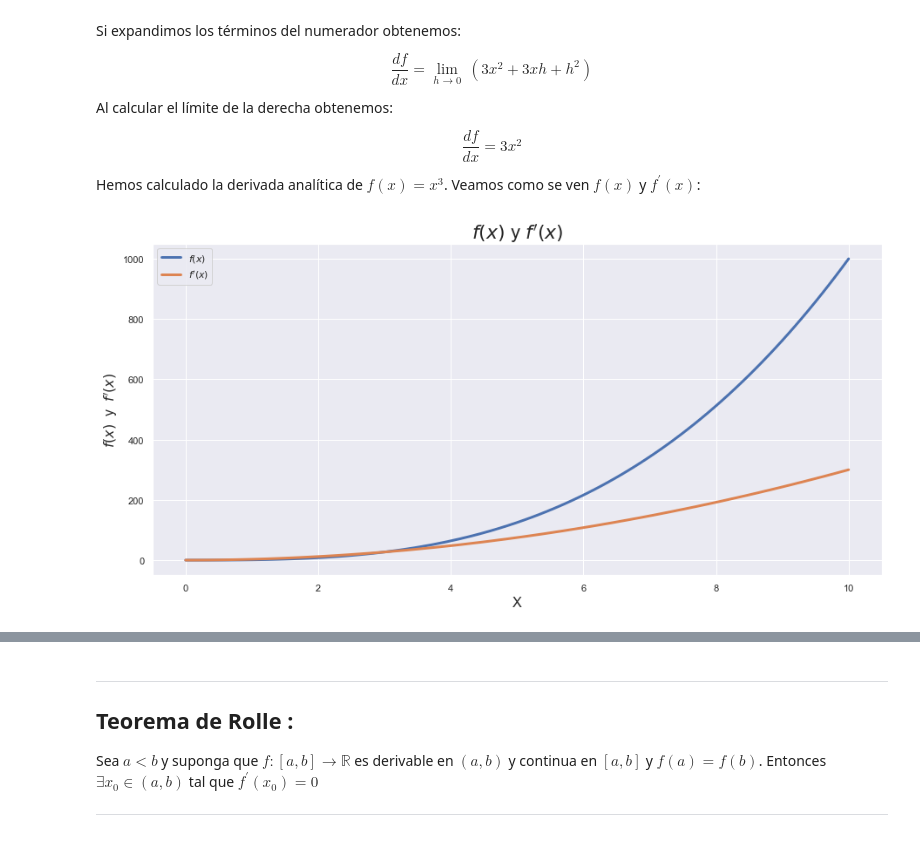
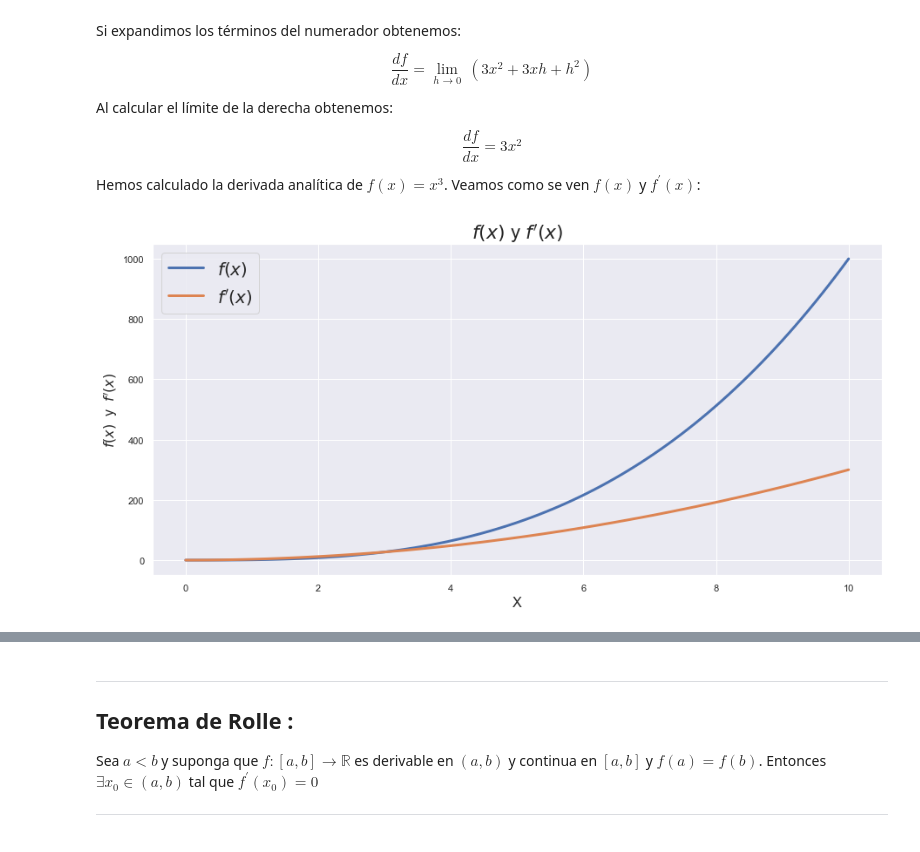
Before and after one commit to nataliasusana/R2-ya-actualizado-p1, a Jupyter notebook: 4 - Derivada/LaDerivada.ipynb, the cells around one changed output, grey strips where cells are left out. Drawn from its saved outputs; the diff is of its cells as text; code cells hidden in the pictures.

```diff
--- a/4 - Derivada/LaDerivada.ipynb
+++ b/4 - Derivada/LaDerivada.ipynb
@@ -228,26 +230,26 @@ Hemos calculado la derivada analítica de $f(x) = x^3$. Veamos como se ven $f(x)
 # %%
 #Dominio
 x = np.linspace(0,10,100)
 
 #Imagen de Funcion F
 f = [i**3 for i in x]
 
 #Imagen de la derivada de F
 f_p = [3*i**2 for i in x]
 
 plt.figure(figsize=(15,7))
 plt.plot(x,f,lw=3)
 plt.plot(x,f_p,lw=3)
 
 plt.xlabel("X", fontsize=16)
 plt.ylabel("$f(x)$  y  $f'(x)$", fontsize=16)
 plt.title("$f(x)$ y $f'(x)$",fontsize=22)
 
-plt.legend(["$f(x)$","$f'(x)$"])
+plt.legend(["$f(x)$","$f'(x)$"],fontsize=20)
 
 plt.show()
 # %% [output]
-[figure, old version]
+[figure, new version]
 # %% [markdown]
 <a name='3'></a>
 ## Reglas de derivación
```
Also changed, not shown: parts of 14 cells of this notebook, 8 other files.
